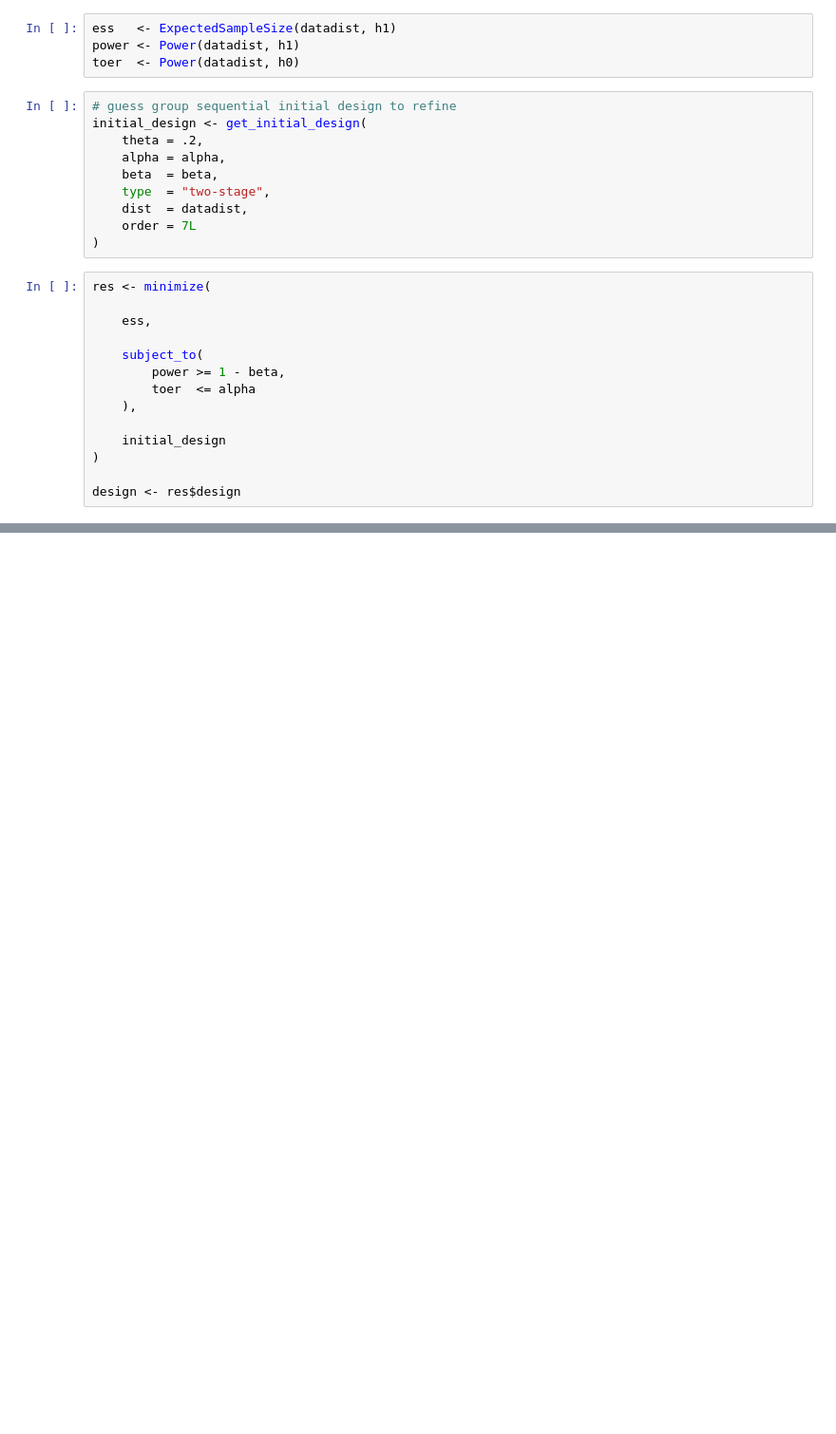
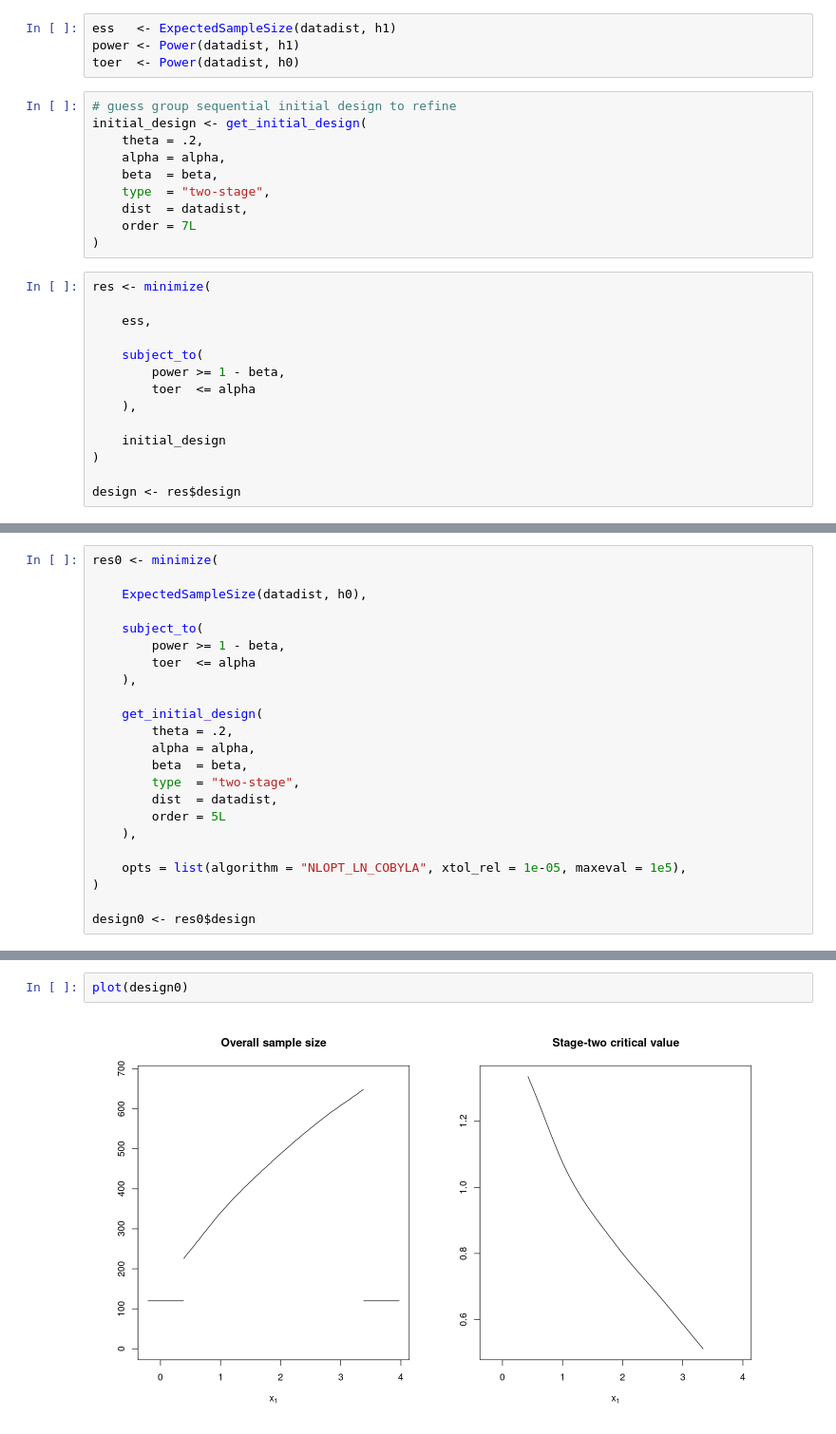
Before and after one commit to kkmann/optimal-binary-two-stage-designs, a Jupyter notebook: notebooks/continuous-case.ipynb, the cells around one changed output, grey strips where cells are left out. Shown at 95% size. Saved outputs shown, nothing was run; the diff lists cells and outputs as text; blank space fills up the shorter version.

```diff
--- a/notebooks/continuous-case.ipynb
+++ b/notebooks/continuous-case.ipynb
@@ -65,0 +66,23 @@ plot(design)
+# %%
+res0 <- minimize(
+
+    ExpectedSampleSize(datadist, h0),
+
+    subject_to(
+        power >= 1 - beta,
+        toer  <= alpha
+    ),
+
+    get_initial_design(
+        theta = .2,
+        alpha = alpha,
+        beta  = beta,
+        type  = "two-stage",
+        dist  = datadist,
+        order = 5L
+    ),
+
+    opts = list(algorithm = "NLOPT_LN_COBYLA", xtol_rel = 1e-05, maxeval = 1e5),
+)
+
+design0 <- res0$design
@@ -65,0 +100,4 @@ plot(design)
+# %%
+plot(design0)
+# %% [output]
+[figure, added]
```
Also changed, not shown: parts of 14 cells of this notebook, 3 other files.
